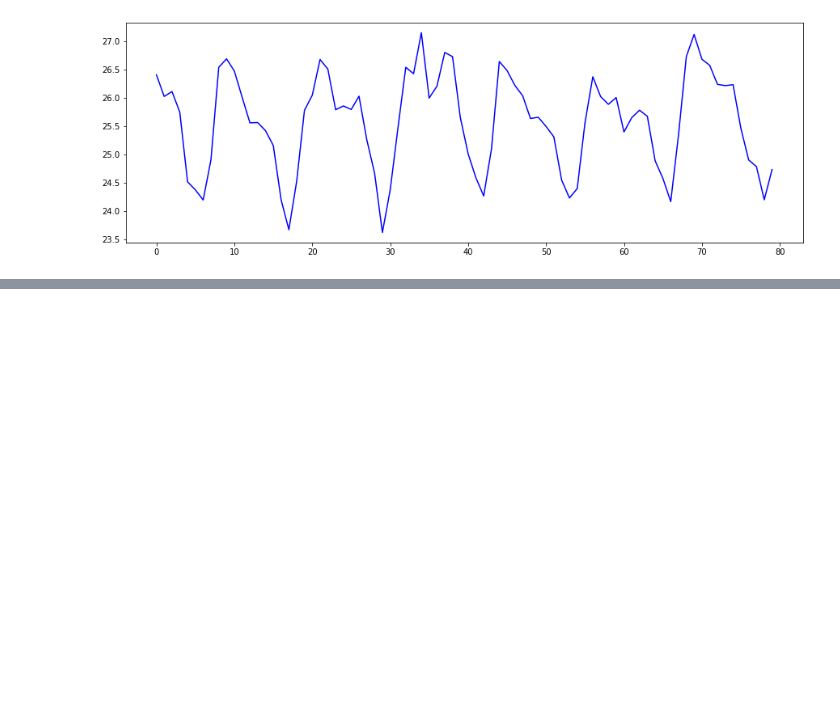
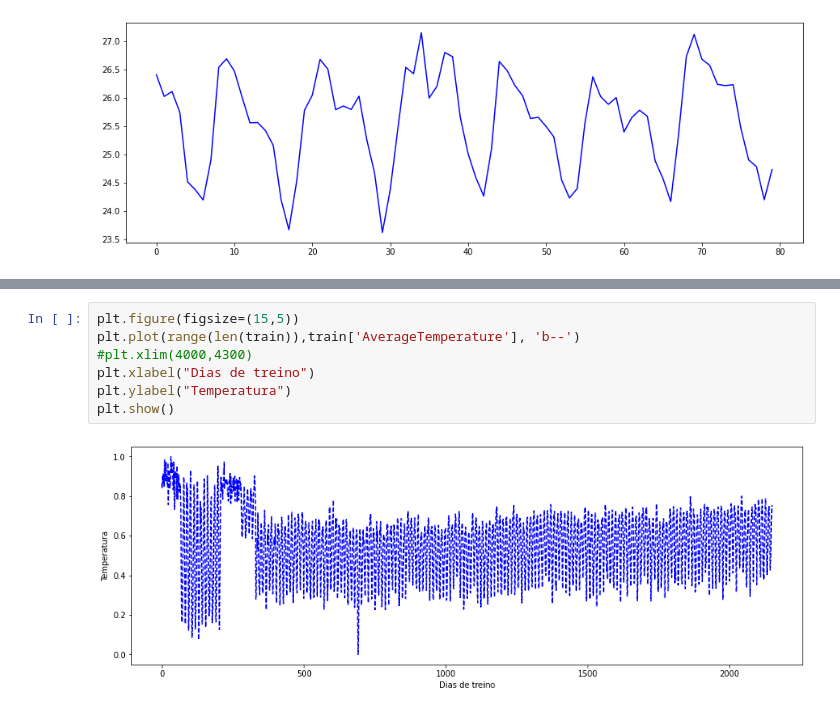
Before and after one commit to mateuspalacio/grupo_four_jupyter, a Jupyter notebook: Temperature_AV3.ipynb, the cells around one changed output, grey strips where cells are left out. Cells and saved outputs as stored; diff of their text form; blank space fills up the shorter version.

```diff
--- a/Temperature_AV3.ipynb
+++ b/Temperature_AV3.ipynb
@@ -440,0 +605,9 @@ r2= 0.7132318426016391
+# %%
+plt.figure(figsize=(15,5))
+plt.plot(range(len(train)),train['AverageTemperature'], 'b--')
+#plt.xlim(4000,4300)
+plt.xlabel("Dias de treino")
+plt.ylabel("Temperatura")
+plt.show()
+# %% [output]
+[figure, added]
```
Also changed, not shown: parts of 30 cells of this notebook.
